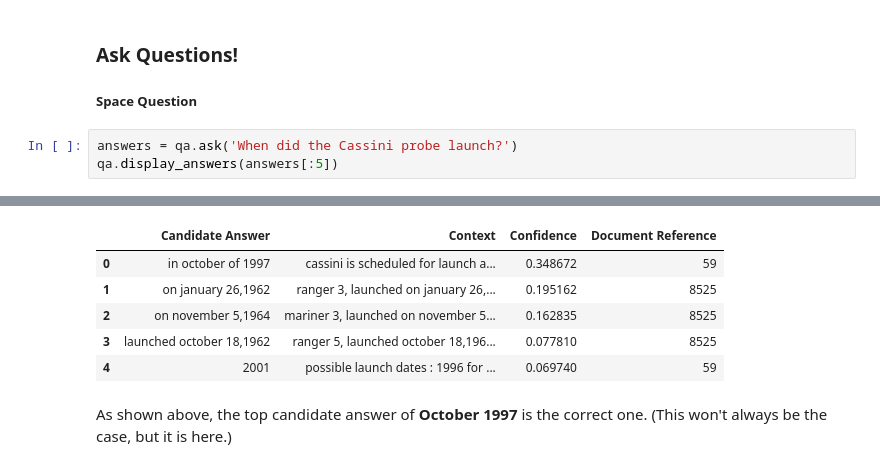
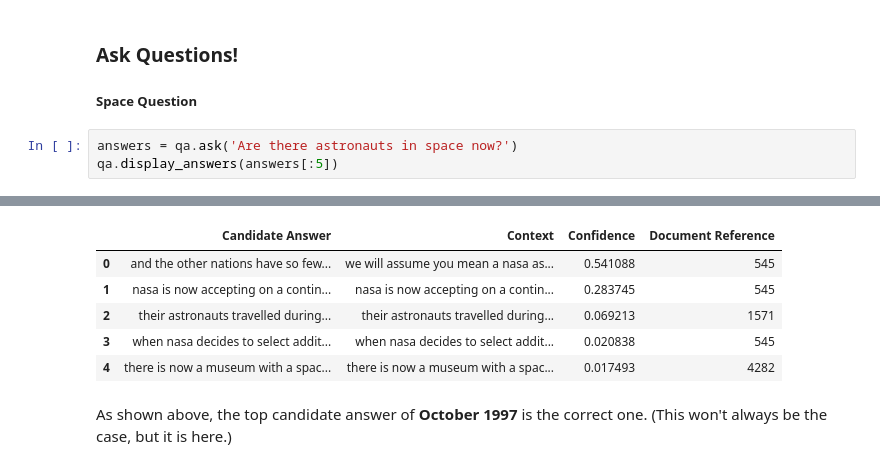
Before and after one commit to srmykola/qa-bert, a Jupyter notebook: public_question_answering_with_bert_and_ktrain.ipynb, the cells around one changed output, grey strips where cells are left out. Drawn from its saved outputs; the diff is of its cells as text.

```diff
--- a/public_question_answering_with_bert_and_ktrain.ipynb
+++ b/public_question_answering_with_bert_and_ktrain.ipynb
@@ -61,16 +62,16 @@ HBox(children=(IntProgress(value=0, description='Downloading', max=536063208, st
 
 ##### Space Question
 # %%
-answers = qa.ask('When did the Cassini probe launch?')
+answers = qa.ask('Are there astronauts in space now?')
 qa.display_answers(answers[:5])
 # %% [output]
 [interactive output not drawn]
 |  | Candidate Answer | Context | Confidence | Document Reference |
-| 0 | in october of 1997 | cassini is scheduled for launch a... | 0.348672 | 59 |
-| 1 | on january 26,1962 | ranger 3, launched on january 26,... | 0.195162 | 8525 |
-| 2 | on november 5,1964 | mariner 3, launched on november 5... | 0.162835 | 8525 |
-| 3 | launched october 18,1962 | ranger 5, launched october 18,196... | 0.077810 | 8525 |
-| 4 | 2001 | possible launch dates : 1996 for ... | 0.069740 | 59 |
+| 0 | and the other nations have so few... | we will assume you mean a nasa as... | 0.541088 | 545 |
+| 1 | nasa is now accepting on a contin... | nasa is now accepting on a contin... | 0.283745 | 545 |
+| 2 | their astronauts travelled during... | their astronauts travelled during... | 0.069213 | 1571 |
+| 3 | when nasa decides to select addit... | when nasa decides to select addit... | 0.020838 | 545 |
+| 4 | there is now a museum with a spac... | there is now a museum with a spac... | 0.017493 | 4282 |
 # %% [markdown]
 As shown above, the top candidate answer of **October 1997** is the correct one.  (This won't always be the case, but it is here.)
 # %% [markdown]
```
Also changed, not shown: parts of 1 cell of this notebook.
